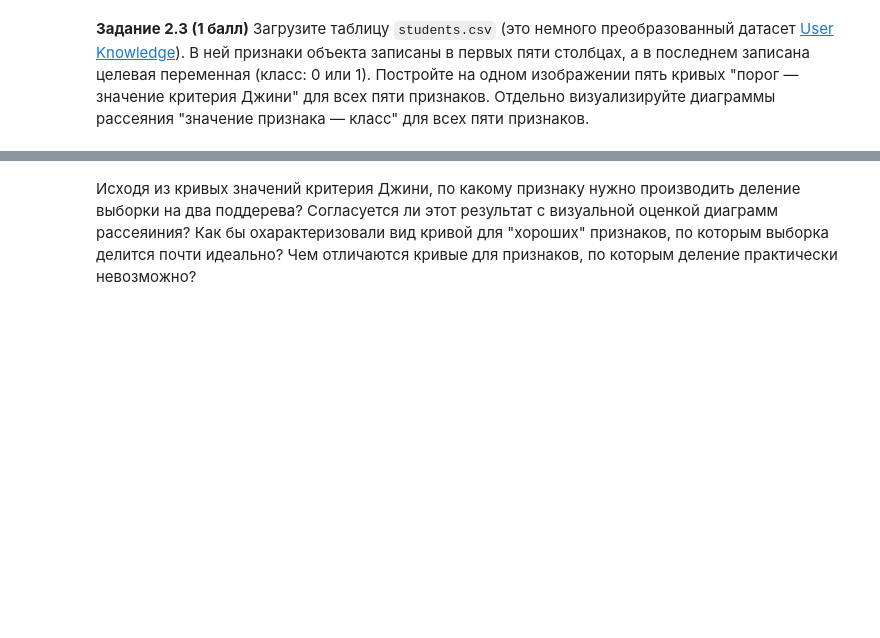
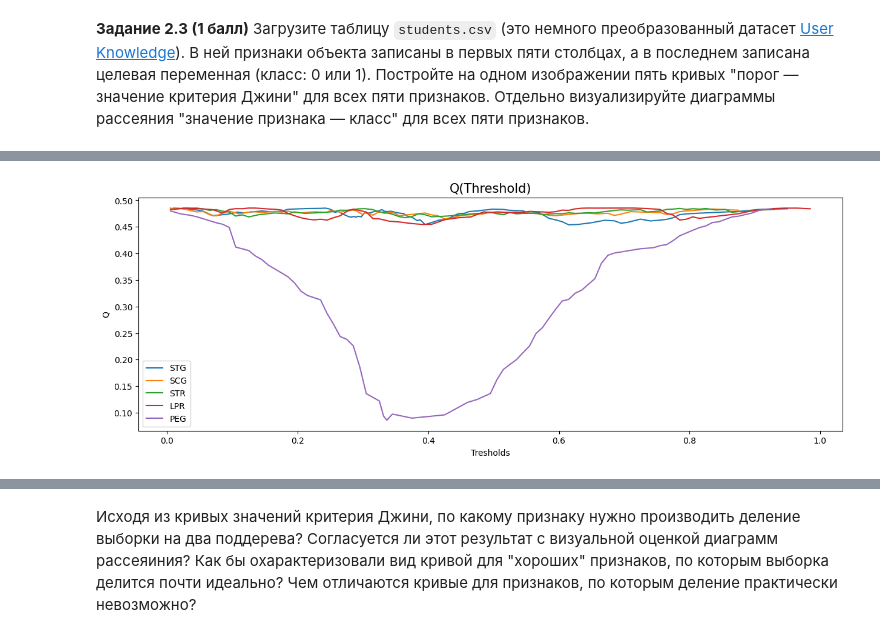
Before and after one commit to LostImagin4tion/iad-intro-ds, a Jupyter notebook: 2023/homeworks/hw07-trees/hw07-trees-rf.ipynb, the cells around one changed output, grey strips where cells are left out. Cells and saved outputs as stored; diff of their text form; code cells hidden in the pictures; blank space fills up the shorter version.

```diff
--- a/2023/homeworks/hw07-trees/hw07-trees-rf.ipynb
+++ b/2023/homeworks/hw07-trees/hw07-trees-rf.ipynb
@@ -111,11 +108,7 @@ def calc_jini(objects: List):
-# %%
-# Хаотичность для задачи регрессии
-def calc_dispersion(objects: List):
-    if len(objects) == 0:
-        raise ValueError('objects list cant be empty')
-
-    mean = np.sum(objects) / len(objects)
-    return np.sum(list(map(lambda item: item - mean, objects))) / len(objects)
+# %%
+# Хаотичность для задачи регрессии
+def calc_dispersion(objects: np.ndarray):
+    return objects.std()**2
 # %%
 # Критерий информативности
 def calc_informative_criterion(
@@ -441,0 +405,10 @@ class DecisionTree:
+# %%
+data = pd.read_csv('students.csv')
+data = data.drop('Unnamed: 0', axis=1)
+
+display(data.head())
+
+y = data['UNS']
+X = data.drop('UNS', axis=1)
+
+display(X.head())
@@ -441,0 +428,20 @@ class DecisionTree:
+# %%
+plt.figure(figsize=(15, 5))
+
+for i in X.columns:
+    thresholds, variances, threshold_best, variance_best = find_best_split(
+        feature_vector=X[i].to_numpy(),
+        target_vector=y,
+        task="classification",
+        feature_type="real"
+    )
+
+    plt.plot(thresholds,variances,label = i)
+
+plt.title('Q(Threshold)', fontsize=15)
+plt.xlabel('Tresholds')
+plt.ylabel('Q')
+plt.legend()
+plt.show()
+# %% [output]
+[figure, added]
```
Also changed, not shown: parts of 30 cells of this notebook, 1 other file.
